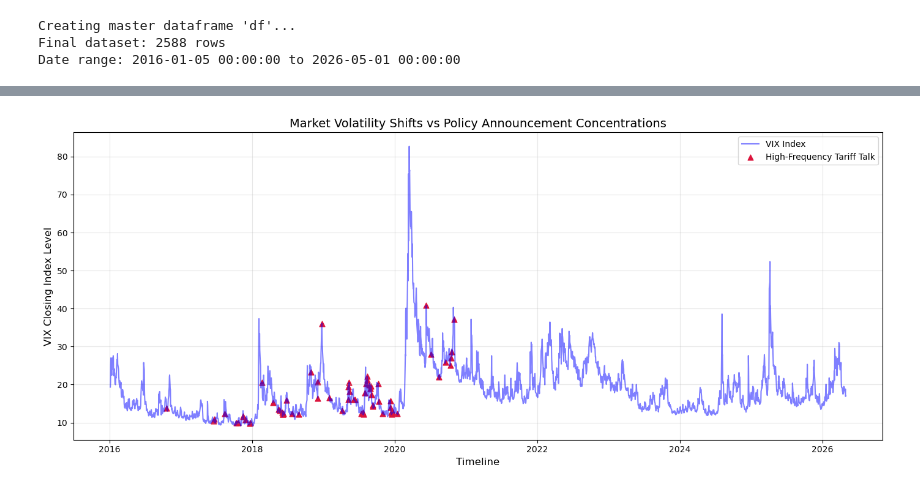
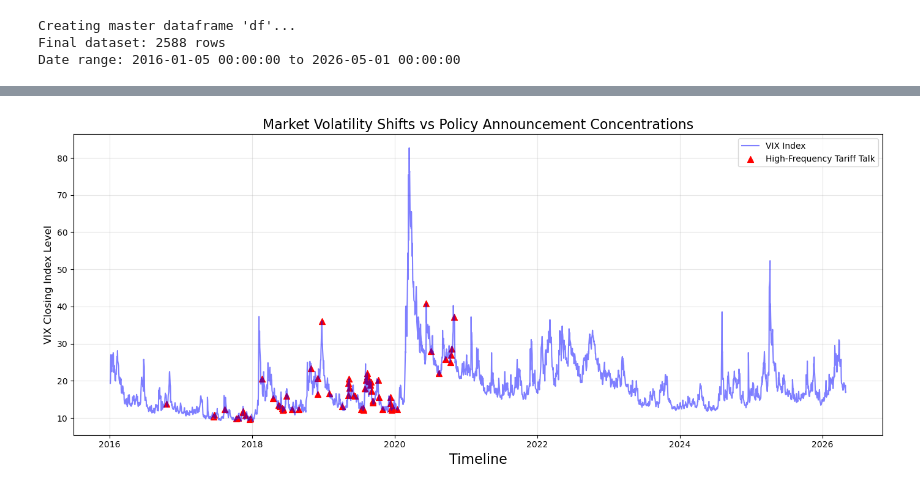
Before and after one commit to djjensen-cmd/MGMT-172, a Jupyter notebook: MGMT172Project.ipynb, the cells around one changed output, grey strips where cells are left out. Cells and saved outputs as stored; diff of their text form; code cells hidden in the pictures.

```diff
--- a/MGMT172Project.ipynb
+++ b/MGMT172Project.ipynb
@@ -298,22 +326,22 @@ Notes:
 # %%
 # GRAPH 1: ANNOTATED TIMELINE OVERLAY
 plt.figure(figsize=(14, 6))
 plt.plot(df['Date'], df['VIX'], color='blue', alpha=0.5, label='VIX Index')
 
 # Mark heavy tariff announcement days (days with more than 3 matching text flags)
 heavy_rhetoric = df[df['tariff_count'] > 3]
-plt.scatter(heavy_rhetoric['Date'], heavy_rhetoric['VIX'], color='crimson', marker='^', s=40, label='High-Frequency Tariff Talk')
+plt.scatter(heavy_rhetoric['Date'], heavy_rhetoric['VIX'], color='red', marker='^', s=50, label='High-Frequency Tariff Talk')
 
-plt.title('Market Volatility Shifts vs Policy Announcement Concentrations', fontsize=14)
-plt.xlabel('Timeline', fontsize=12)
+plt.title('Market Volatility Shifts vs Policy Announcement Concentrations', fontsize=16)
+plt.xlabel('Timeline', fontsize=16)
 plt.ylabel('VIX Closing Index Level', fontsize=12)
 plt.legend(loc='upper right')
 plt.grid(True, alpha=0.3)
 plt.tight_layout()
 plt.savefig('vix_timeline.png', dpi=300)
 plt.show()
 # %% [output]
-[figure, old version]
+[figure, new version]
 # %%
 # GRAPH 2: CROSS-ASSET CORRELATION HEATMAP
 plt.figure(figsize=(9, 7))
```
Also changed, not shown: parts of 5 cells of this notebook, 3 other files.
